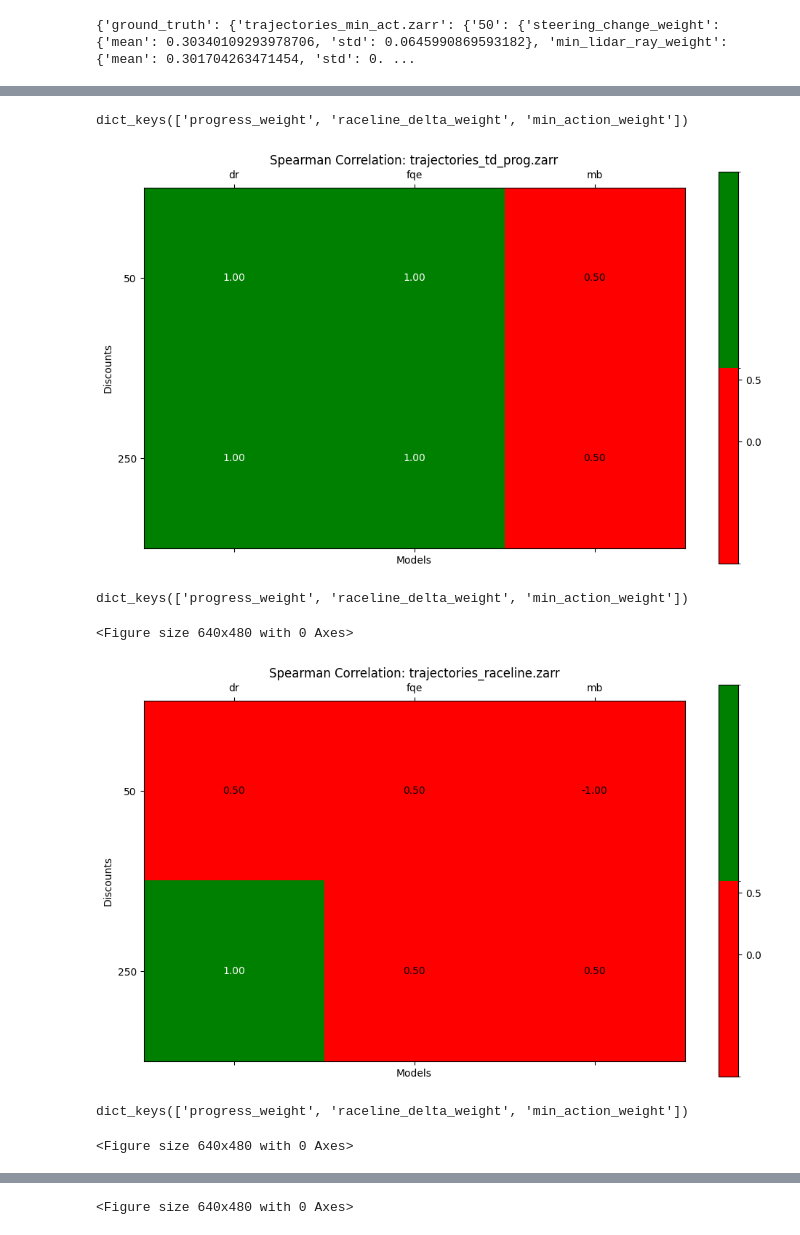
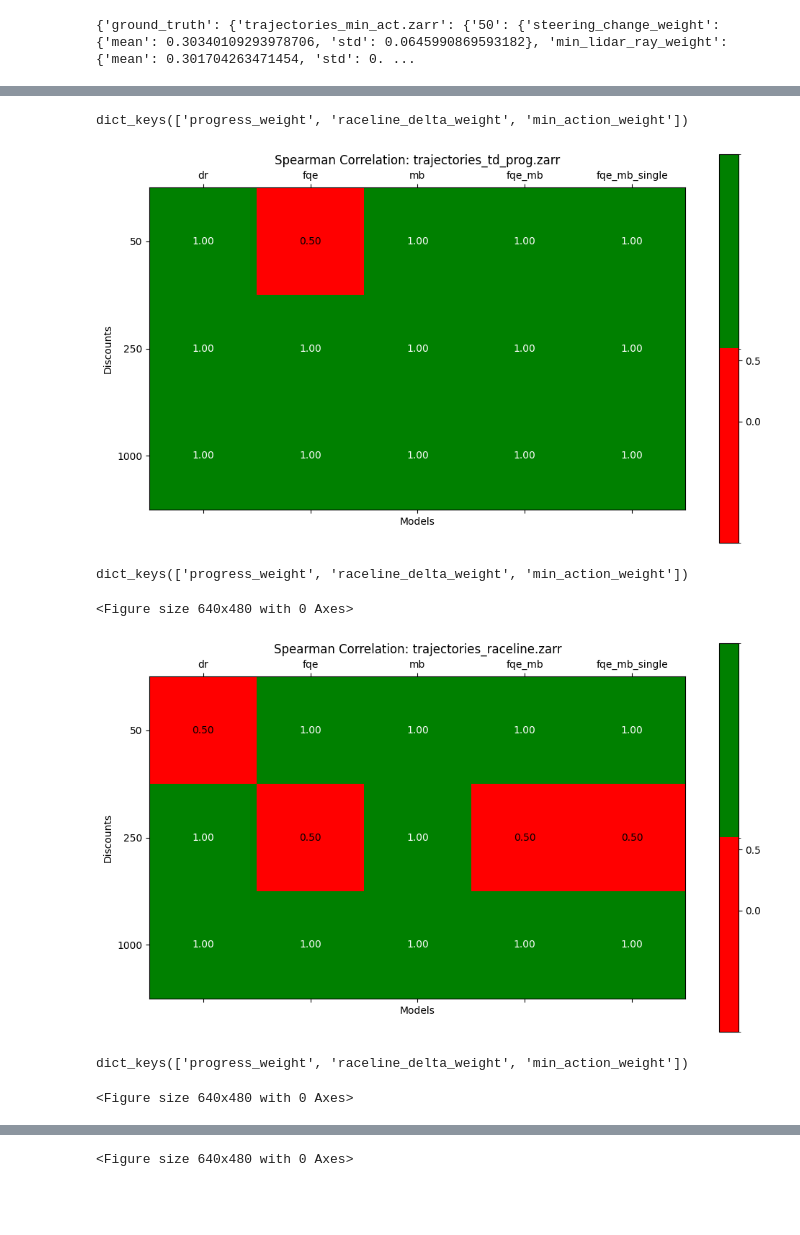
Before and after one commit to HyberionBrew/f110_dope, a Jupyter notebook: ws_ope/plot_test.ipynb, the cells around one changed output, grey strips where cells are left out. Cells and saved outputs as stored; diff of their text form; code cells hidden in the pictures; blank space fills up the shorter version.

Commit message:
pushing new plots

```diff
--- a/ws_ope/plot_test.ipynb
+++ b/ws_ope/plot_test.ipynb
@@ -279,5 +306,16 @@ all_rewards["fqe"] = traverse_logdir(logdir, method='dr',
+# %%
+all_rewards["fqe_mb_single"] = traverse_logdir("logdir_torch/2011", method='fqe_mb',
+                                     tag_pred='eval/mean_fqe_mb',
+                                    tag_std='eval/std_fqe_mb',
+                                    minimum_evals=0)
 # %%
-all_rewards["mb"] = traverse_logdir("logdir/0211", method='mb',
+all_rewards["mb"] = traverse_logdir("logdir/1411", method='mb',
                                     tag_pred='train/pred returns',
                                     tag_std='train/pred std',
                                     minimum_evals=0)
+# %%
+all_rewards["fqe_mb_dr"] = traverse_logdir("logdir_torch/2311", method='fqe_mb_dr',
+                                    tag_pred='eval/mean_fqe_mb',
+                                    tag_std='eval/std_fqe_mb',
+                                    minimum_evals=0)
+print(all_rewards["fqe_mb_dr"])
@@ -330,11 +370,11 @@ import plot_utilities as pu
 import importlib
 # To reload the module:
 importlib.reload(pu)
-lengths = ["50", "250"] #"1000"]
+lengths = ["50", "250", "1000"] #"1000"]
 for length in lengths:
     pu.plot_bars_from_dict(all_rewards,
                         target="trajectories_td_prog.zarr",
                         length=length,
-                        methods= ["ground_truth", "dr", "fqe", "mb"],
+                        methods= ["ground_truth", "dr", "fqe", "mb", "fqe_mb", "fqe_mb_single", "fqe_mb_dr"],
                         sub_keys=["progress_weight", "min_action_weight", "raceline_delta_weight"])
 # %% [output]
@@ -363,19 +406,19 @@ for length in lenghts:
 # %%
 import plot_utilities as pu
 import importlib
 # To reload the module:
 importlib.reload(pu)
 
 
 pu.plot_spearman(all_rewards,
                  target_rewards=["trajectories_td_prog.zarr", "trajectories_raceline.zarr", "trajectories_min_act.zarr"],
-                 methods=["dr", "fqe", "mb"],
+                 methods=["dr", "fqe", "mb", "fqe_mb", "fqe_mb_single"],
                  lengths=lengths)
 # %% [output]
 dict_keys(['progress_weight', 'raceline_delta_weight', 'min_action_weight'])
-[figure, old version]
+[figure, new version]
 dict_keys(['progress_weight', 'raceline_delta_weight', 'min_action_weight'])
 <Figure size 640x480 with 0 Axes>
-[figure, old version]
+[figure, new version]
 dict_keys(['progress_weight', 'raceline_delta_weight', 'min_action_weight'])
 <Figure size 640x480 with 0 Axes>
```
Also changed, not shown: parts of 17 cells of this notebook.
